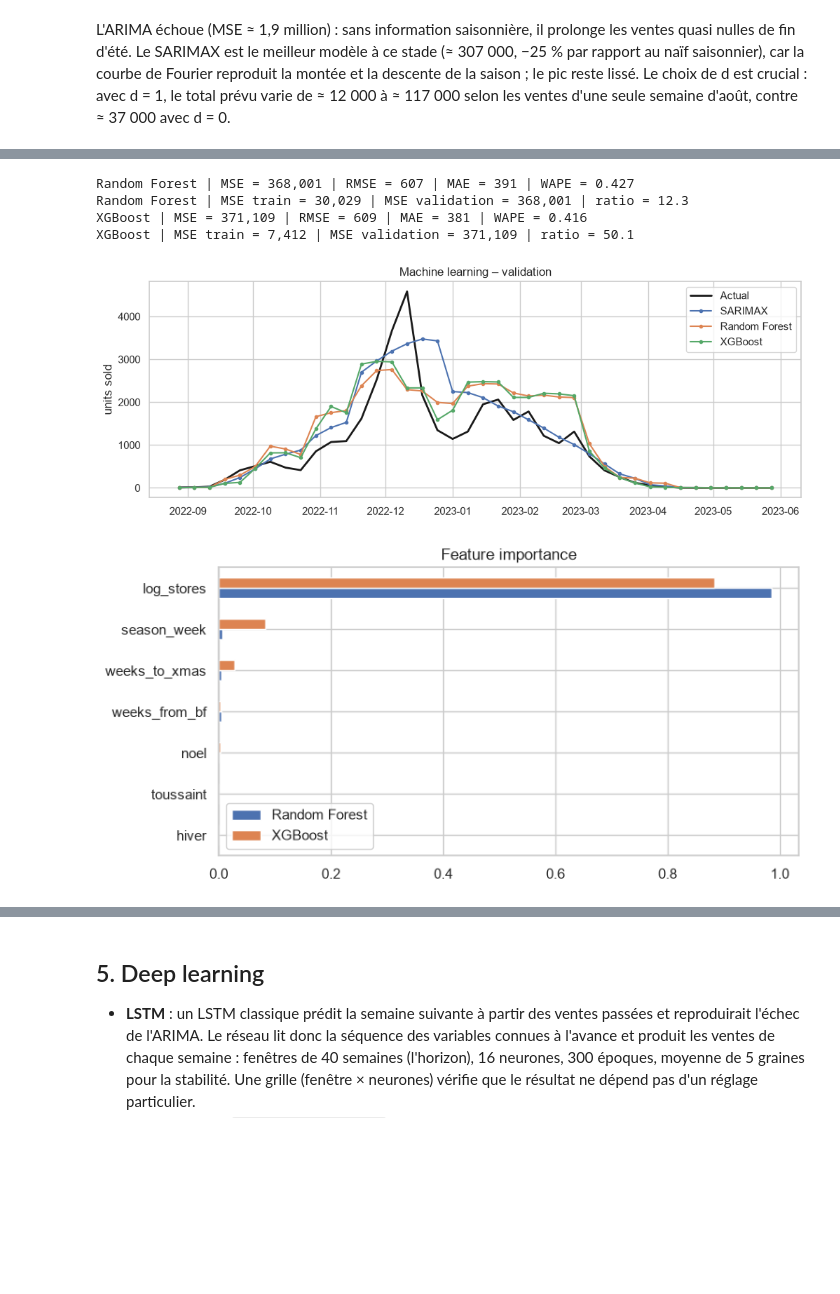
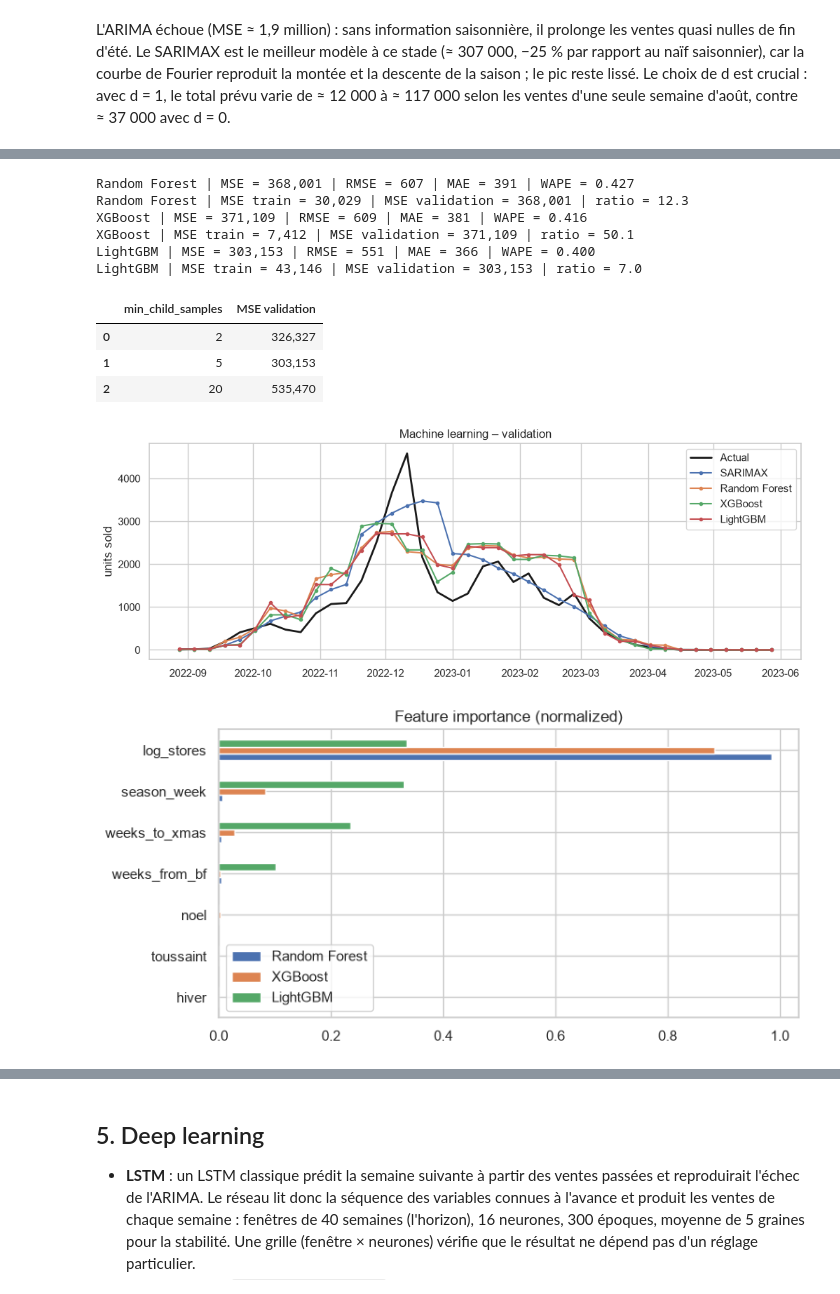
Before and after one commit to deboramendes27/decathlon-forecast, a Jupyter notebook: notebooks/02_modeles.ipynb, the cells around one changed output, grey strips where cells are left out. Cells and saved outputs as stored; diff of their text form; code cells hidden in the pictures; blank space fills up the shorter version.

```diff
--- a/notebooks/02_modeles.ipynb
+++ b/notebooks/02_modeles.ipynb
@@ -343,34 +347,51 @@ de sur-apprentissage à partir d'ici.
 # %%
 from sklearn.ensemble import RandomForestRegressor
 from xgboost import XGBRegressor
+from lightgbm import LGBMRegressor
 
 def ml_forecast(make_model, feature_fn=ml_features):
     def forecast(past, fut):
         model = make_model()
         model.fit(feature_fn(past), np.log1p(past.sales))
         forecast.model = model
         return pd.Series(np.expm1(model.predict(feature_fn(fut))), index=fut.index)
     return forecast
 
 rf_forecast = ml_forecast(lambda: RandomForestRegressor(n_estimators=500, min_samples_leaf=2, random_state=42, n_jobs=-1))
 xgb_forecast = ml_forecast(lambda: XGBRegressor(n_estimators=400, learning_rate=0.03, max_depth=3,
                                                 subsample=0.8, colsample_bytree=0.8, random_state=42))
-for name, fn in [('Random Forest', rf_forecast), ('XGBoost', xgb_forecast)]:
+def make_lgbm(min_child_samples=5):
+    return lambda: LGBMRegressor(n_estimators=400, learning_rate=0.03, max_depth=3, num_leaves=8, subsample=0.8,
+                                 subsample_freq=1, colsample_bytree=0.8, min_child_samples=min_child_samples,
+                                 random_state=42, verbose=-1)
+lgbm_forecast = ml_forecast(make_lgbm())
+for name, fn in [('Random Forest', rf_forecast), ('XGBoost', xgb_forecast), ('LightGBM', lgbm_forecast)]:
     evaluate(name, fn)
     overfit_check(name, fn)
 
-plot_val(['SARIMAX', 'Random Forest', 'XGBoost'], 'Machine learning – validation')
-pd.DataFrame({'Random Forest': rf_forecast.model.feature_importances_,
-              'XGBoost': xgb_forecast.model.feature_importances_}, index=ML_FEATURES
-             ).sort_values('Random Forest').plot.barh(figsize=(8, 4), title='Feature importance')
+# Sensibilité du LightGBM au nombre minimal de semaines par feuille
+display(pd.DataFrame({'min_child_samples': m, 'MSE validation': metrics(y_val, ml_forecast(make_lgbm(m))(
+    val_train, val_future.drop(columns='sales')).clip(lower=0))['MSE']} for m in [2, 5, 20]).style.format({'MSE validation': '{:,.0f}'}))
+
+plot_val(['SARIMAX', 'Random Forest', 'XGBoost', 'LightGBM'], 'Machine learning – validation')
+importance = pd.DataFrame({'Random Forest': rf_forecast.model.feature_importances_,
+                           'XGBoost': xgb_forecast.model.feature_importances_,
+                           'LightGBM': lgbm_forecast.model.feature_importances_}, index=ML_FEATURES)
+(importance / importance.sum()).sort_values('Random Forest').plot.barh(figsize=(8, 4), title='Feature importance (normalized)')
 plt.show()
 # %% [output]
 Random Forest | MSE = 368,001 | RMSE = 607 | MAE = 391 | WAPE = 0.427
 Random Forest | MSE train = 30,029 | MSE validation = 368,001 | ratio = 12.3
 XGBoost | MSE = 371,109 | RMSE = 609 | MAE = 381 | WAPE = 0.416
 XGBoost | MSE train = 7,412 | MSE validation = 371,109 | ratio = 50.1
+LightGBM | MSE = 303,153 | RMSE = 551 | MAE = 366 | WAPE = 0.400
+LightGBM | MSE train = 43,146 | MSE validation = 303,153 | ratio = 7.0
+|  | min_child_samples | MSE validation |
+| 0 | 2 | 326,327 |
+| 1 | 5 | 303,153 |
+| 2 | 20 | 535,470 |
-[figure, old version]
+[figure, new version]
-[figure, old version]
+[figure, new version]
 # %% [markdown]
 | Modèle | MSE validation | WAPE | MSE train | Ratio val/train |
 |---|---|---|---|---|
```
Also changed, not shown: parts of 16 cells of this notebook.
